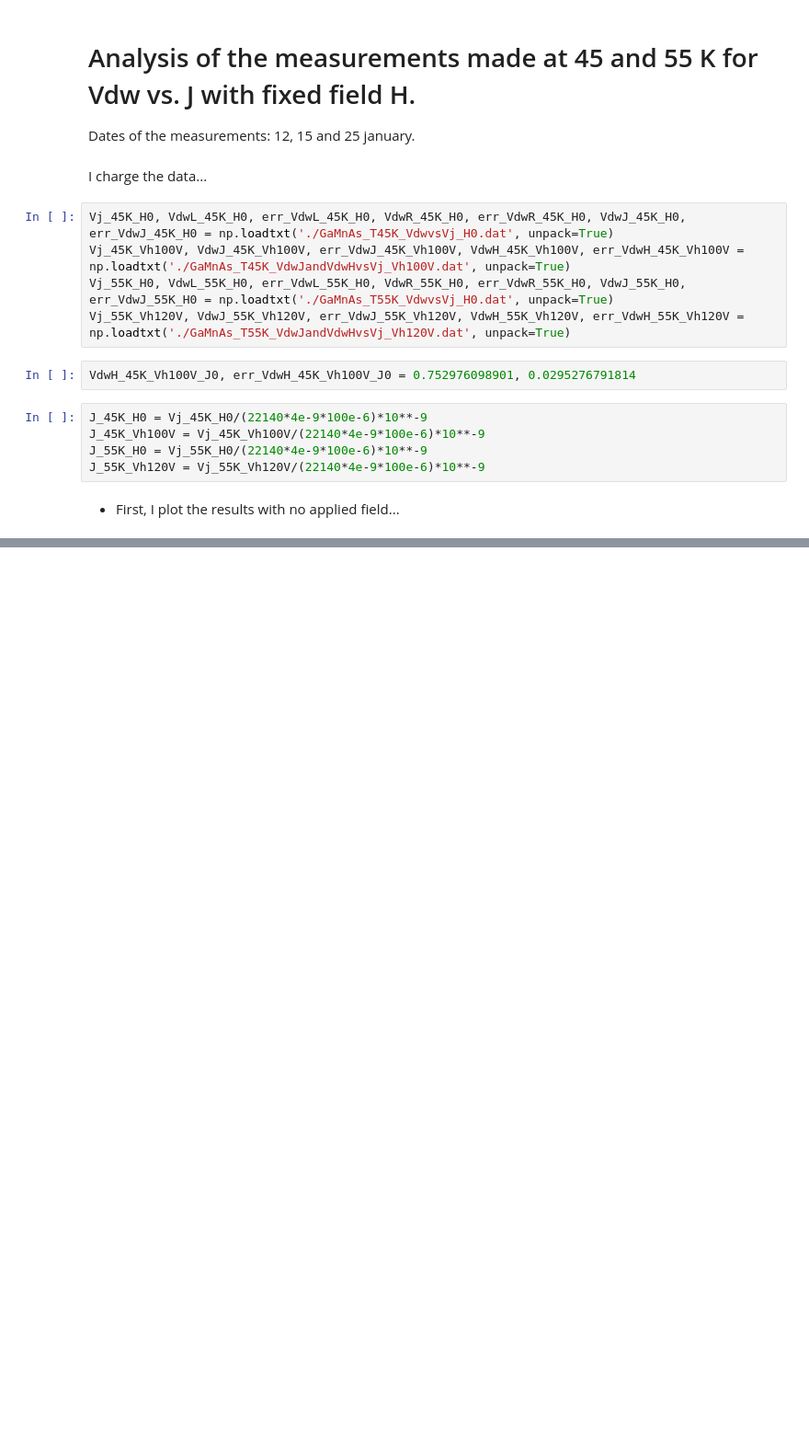
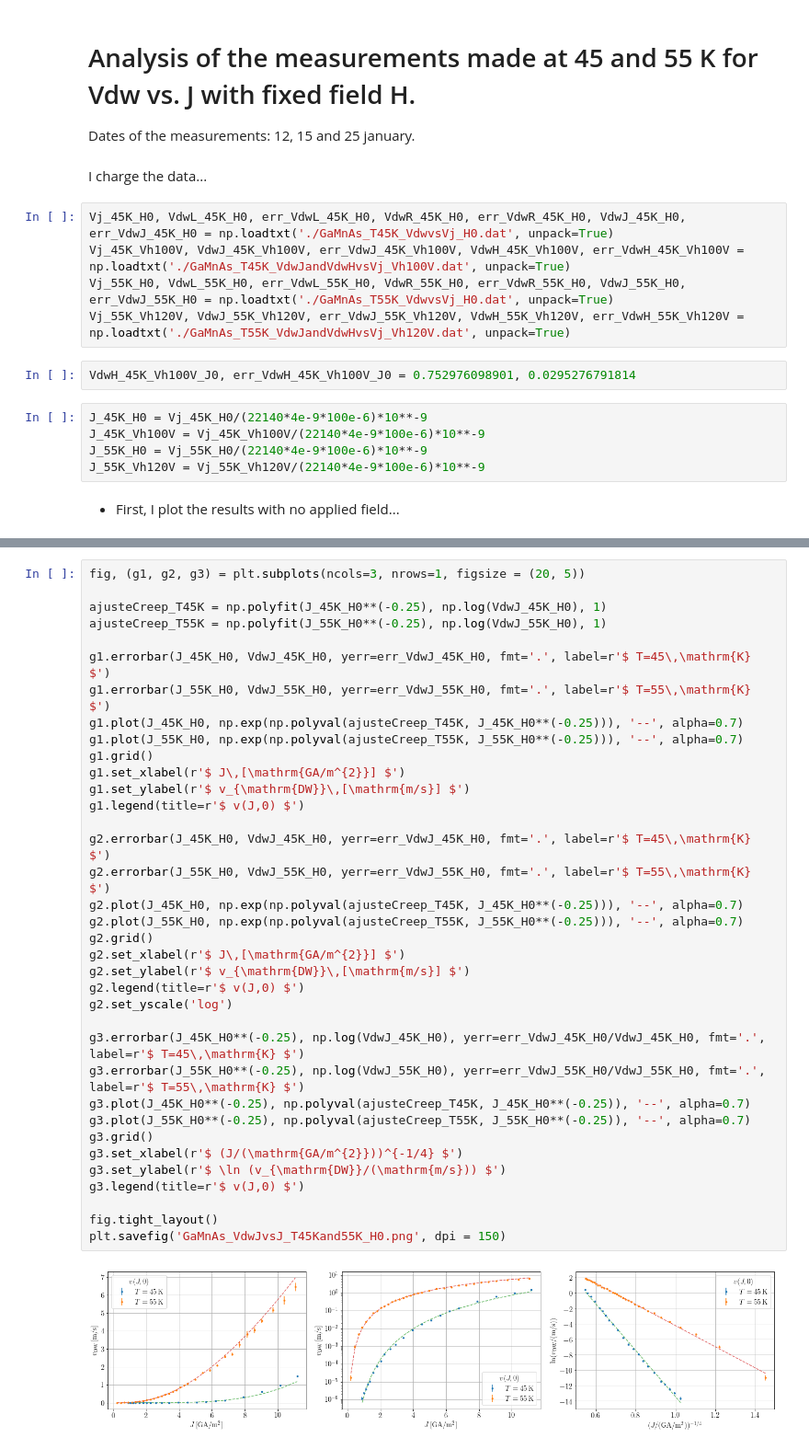
Before and after one commit to lucasjalbo/2018_01_VdwvsJ_fixedH_T45Kand55K, a Jupyter notebook: 2018_01_31_VdwvsJ_fixedH_T45Kand55K.ipynb, the cells around one changed output, grey strips where cells are left out. Shown at 92% size. Drawn from its saved outputs; the diff is of its cells as text; blank space fills up the shorter version.

```diff
--- a/2018_01_31_VdwvsJ_fixedH_T45Kand55K.ipynb
+++ b/2018_01_31_VdwvsJ_fixedH_T45Kand55K.ipynb
@@ -92,0 +94,38 @@ g3.legend(title=r'$ T=45\,\mathrm{K},\;H \simeq 0 $')
+# %%
+fig, (g1, g2, g3) = plt.subplots(ncols=3, nrows=1, figsize = (20, 5))
+
+ajusteCreep_T45K = np.polyfit(J_45K_H0**(-0.25), np.log(VdwJ_45K_H0), 1)
+ajusteCreep_T55K = np.polyfit(J_55K_H0**(-0.25), np.log(VdwJ_55K_H0), 1)
+
+g1.errorbar(J_45K_H0, VdwJ_45K_H0, yerr=err_VdwJ_45K_H0, fmt='.', label=r'$ T=45\,\mathrm{K} $')
+g1.errorbar(J_55K_H0, VdwJ_55K_H0, yerr=err_VdwJ_55K_H0, fmt='.', label=r'$ T=55\,\mathrm{K} $')
+g1.plot(J_45K_H0, np.exp(np.polyval(ajusteCreep_T45K, J_45K_H0**(-0.25))), '--', alpha=0.7)
+g1.plot(J_55K_H0, np.exp(np.polyval(ajusteCreep_T55K, J_55K_H0**(-0.25))), '--', alpha=0.7)
+g1.grid()
+g1.set_xlabel(r'$ J\,[\mathrm{GA/m^{2}}] $')
+g1.set_ylabel(r'$ v_{\mathrm{DW}}\,[\mathrm{m/s}] $')
+g1.legend(title=r'$ v(J,0) $')
+
+g2.errorbar(J_45K_H0, VdwJ_45K_H0, yerr=err_VdwJ_45K_H0, fmt='.', label=r'$ T=45\,\mathrm{K} $')
+g2.errorbar(J_55K_H0, VdwJ_55K_H0, yerr=err_VdwJ_55K_H0, fmt='.', label=r'$ T=55\,\mathrm{K} $')
+g2.plot(J_45K_H0, np.exp(np.polyval(ajusteCreep_T45K, J_45K_H0**(-0.25))), '--', alpha=0.7)
+g2.plot(J_55K_H0, np.exp(np.polyval(ajusteCreep_T55K, J_55K_H0**(-0.25))), '--', alpha=0.7)
+g2.grid()
+g2.set_xlabel(r'$ J\,[\mathrm{GA/m^{2}}] $')
+g2.set_ylabel(r'$ v_{\mathrm{DW}}\,[\mathrm{m/s}] $')
+g2.legend(title=r'$ v(J,0) $')
+g2.set_yscale('log')
+
+g3.errorbar(J_45K_H0**(-0.25), np.log(VdwJ_45K_H0), yerr=err_VdwJ_45K_H0/VdwJ_45K_H0, fmt='.', label=r'$ T=45\,\mathrm{K} $')
+g3.errorbar(J_55K_H0**(-0.25), np.log(VdwJ_55K_H0), yerr=err_VdwJ_55K_H0/VdwJ_55K_H0, fmt='.', label=r'$ T=55\,\mathrm{K} $')
+g3.plot(J_45K_H0**(-0.25), np.polyval(ajusteCreep_T45K, J_45K_H0**(-0.25)), '--', alpha=0.7)
+g3.plot(J_55K_H0**(-0.25), np.polyval(ajusteCreep_T55K, J_55K_H0**(-0.25)), '--', alpha=0.7)
+g3.grid()
+g3.set_xlabel(r'$ (J/(\mathrm{GA/m^{2}}))^{-1/4} $')
+g3.set_ylabel(r'$ \ln (v_{\mathrm{DW}}/(\mathrm{m/s})) $')
+g3.legend(title=r'$ v(J,0) $')
+
+fig.tight_layout()
+plt.savefig('GaMnAs_VdwJvsJ_T45Kand55K_H0.png', dpi = 150)
+# %% [output]
+[figure, added]
```
Also changed, not shown: parts of 7 cells of this notebook.
